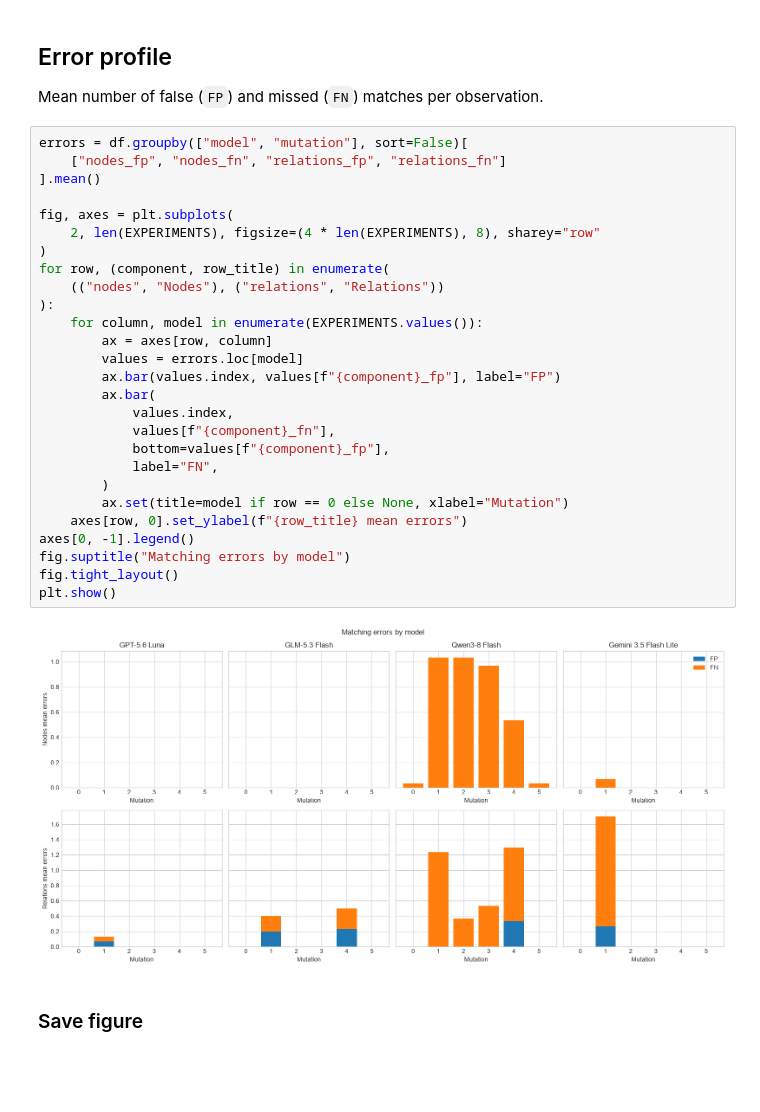
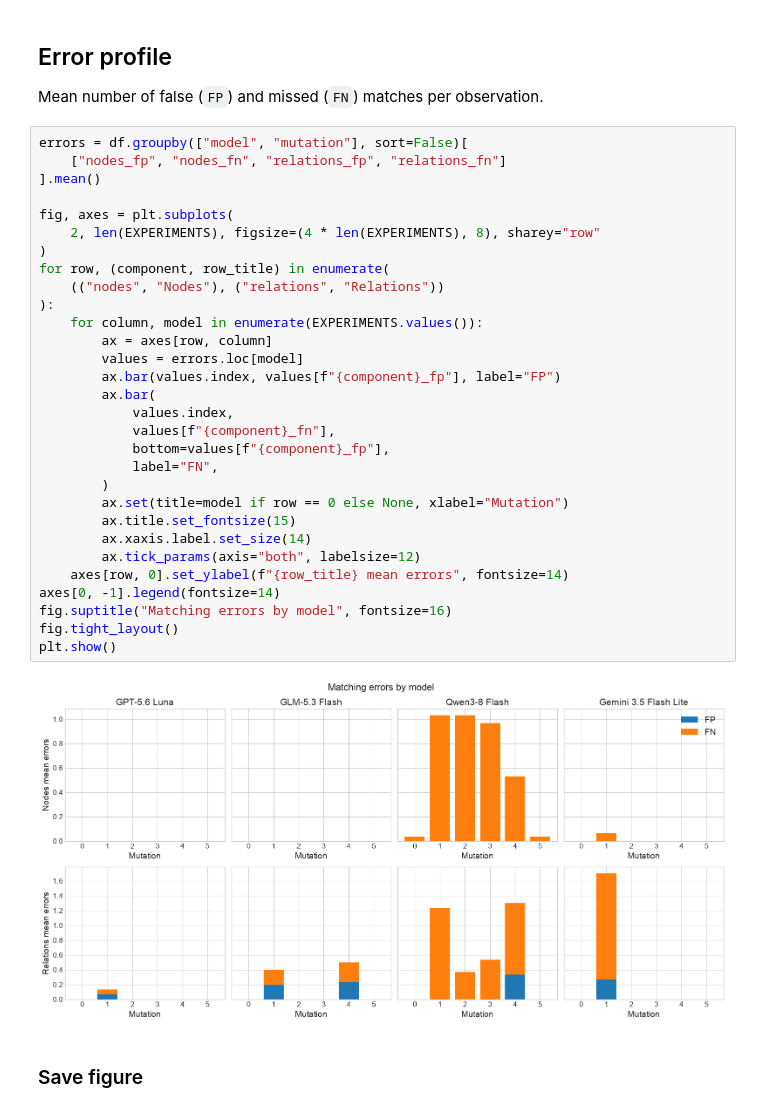
Before and after one commit to turqcacke/llm-uml-ucd-evaluator, a Jupyter notebook: eval/notebooks/01_matching_analysis.ipynb, the cells around one changed output. Cells and saved outputs as stored; diff of their text form; blank space fills up the shorter version.

Commit message:
style(eval): improve error chart readability

```diff
--- a/eval/notebooks/01_matching_analysis.ipynb
+++ b/eval/notebooks/01_matching_analysis.ipynb
@@ -289,32 +289,35 @@ Mean number of false (`FP`) and missed (`FN`) matches per observation.
 # %%
 errors = df.groupby(["model", "mutation"], sort=False)[
     ["nodes_fp", "nodes_fn", "relations_fp", "relations_fn"]
 ].mean()
 
 fig, axes = plt.subplots(
     2, len(EXPERIMENTS), figsize=(4 * len(EXPERIMENTS), 8), sharey="row"
 )
 for row, (component, row_title) in enumerate(
     (("nodes", "Nodes"), ("relations", "Relations"))
 ):
     for column, model in enumerate(EXPERIMENTS.values()):
         ax = axes[row, column]
         values = errors.loc[model]
         ax.bar(values.index, values[f"{component}_fp"], label="FP")
         ax.bar(
             values.index,
             values[f"{component}_fn"],
             bottom=values[f"{component}_fp"],
             label="FN",
         )
         ax.set(title=model if row == 0 else None, xlabel="Mutation")
-    axes[row, 0].set_ylabel(f"{row_title} mean errors")
-axes[0, -1].legend()
-fig.suptitle("Matching errors by model")
+        ax.title.set_fontsize(15)
+        ax.xaxis.label.set_size(14)
+        ax.tick_params(axis="both", labelsize=12)
+    axes[row, 0].set_ylabel(f"{row_title} mean errors", fontsize=14)
+axes[0, -1].legend(fontsize=14)
+fig.suptitle("Matching errors by model", fontsize=16)
 fig.tight_layout()
 plt.show()
 # %% [output]
-[figure, old version]
+[figure, new version]
 # %% [markdown]
 ### Save figure
 # %%
```
